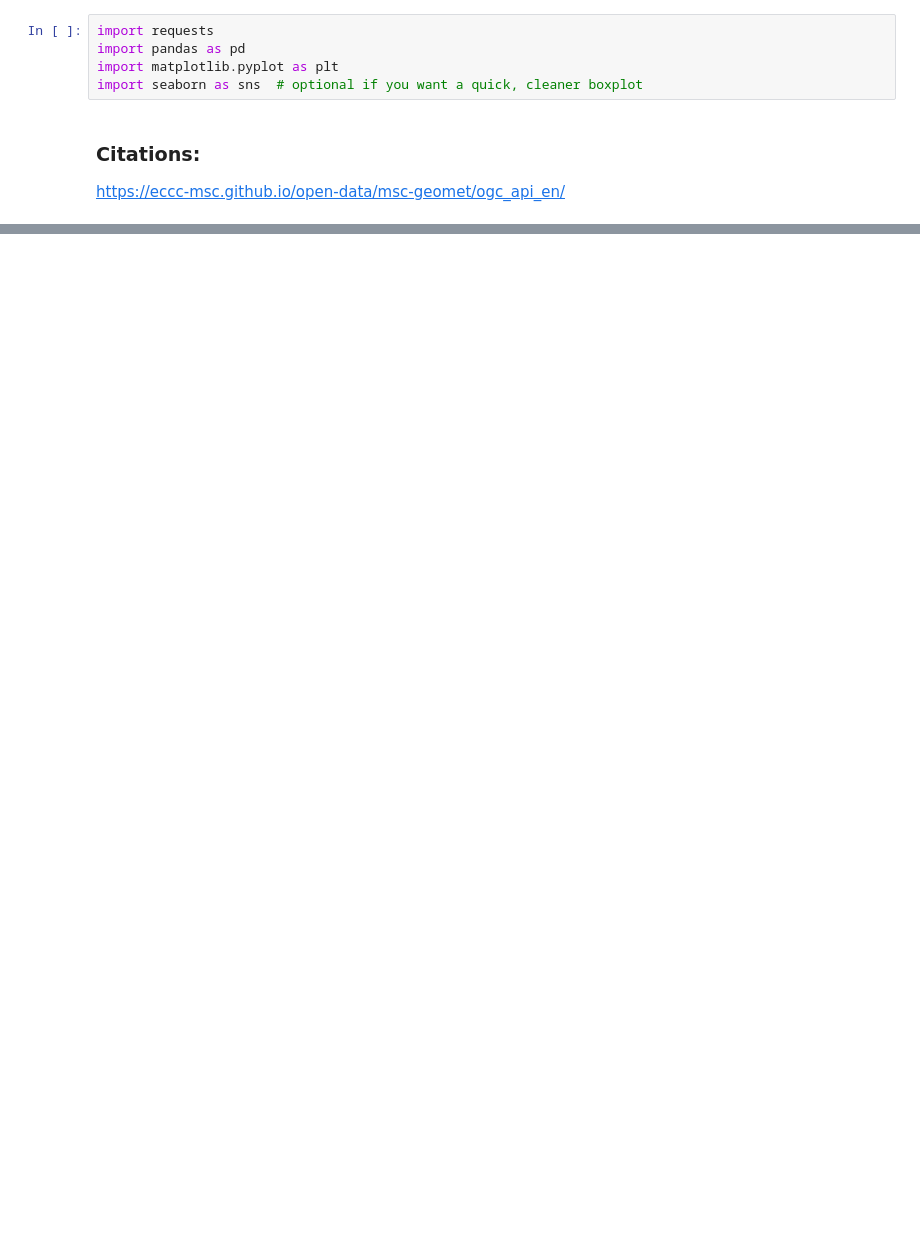
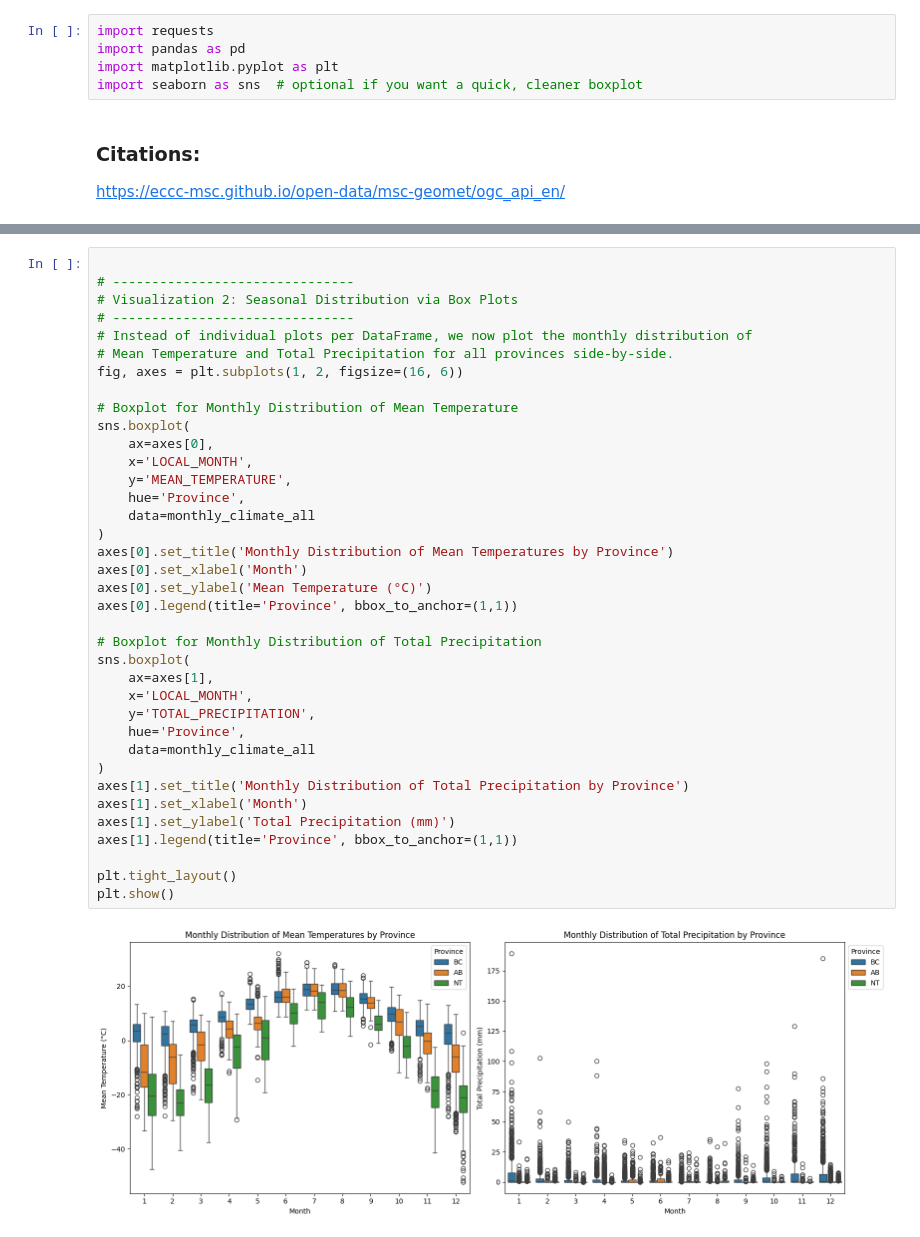
Before and after one commit to aryanballani/orbitx_data, a Jupyter notebook: climate_data.ipynb, the cells around one changed output, grey strips where cells are left out. Saved outputs shown, nothing was run; the diff lists cells and outputs as text; blank space fills up the shorter version.

```diff
--- a/climate_data.ipynb
+++ b/climate_data.ipynb
@@ -63,0 +191,39 @@ memory usage: 2.6+ MB
+# %%
+
+# -------------------------------
+# Visualization 2: Seasonal Distribution via Box Plots
+# -------------------------------
+# Instead of individual plots per DataFrame, we now plot the monthly distribution of
+# Mean Temperature and Total Precipitation for all provinces side-by-side.
+fig, axes = plt.subplots(1, 2, figsize=(16, 6))
+
+# Boxplot for Monthly Distribution of Mean Temperature
+sns.boxplot(
+    ax=axes[0],
+    x='LOCAL_MONTH',
+    y='MEAN_TEMPERATURE',
+    hue='Province',
+    data=monthly_climate_all
+)
+axes[0].set_title('Monthly Distribution of Mean Temperatures by Province')
+axes[0].set_xlabel('Month')
+axes[0].set_ylabel('Mean Temperature (°C)')
+axes[0].legend(title='Province', bbox_to_anchor=(1,1))
+
+# Boxplot for Monthly Distribution of Total Precipitation
+sns.boxplot(
+    ax=axes[1],
+    x='LOCAL_MONTH',
+    y='TOTAL_PRECIPITATION',
+    hue='Province',
+    data=monthly_climate_all
+)
+axes[1].set_title('Monthly Distribution of Total Precipitation by Province')
+axes[1].set_xlabel('Month')
+axes[1].set_ylabel('Total Precipitation (mm)')
+axes[1].legend(title='Province', bbox_to_anchor=(1,1))
+
+plt.tight_layout()
+plt.show()
+# %% [output]
+[figure, added]
```
Also changed, not shown: parts of 19 cells of this notebook.
